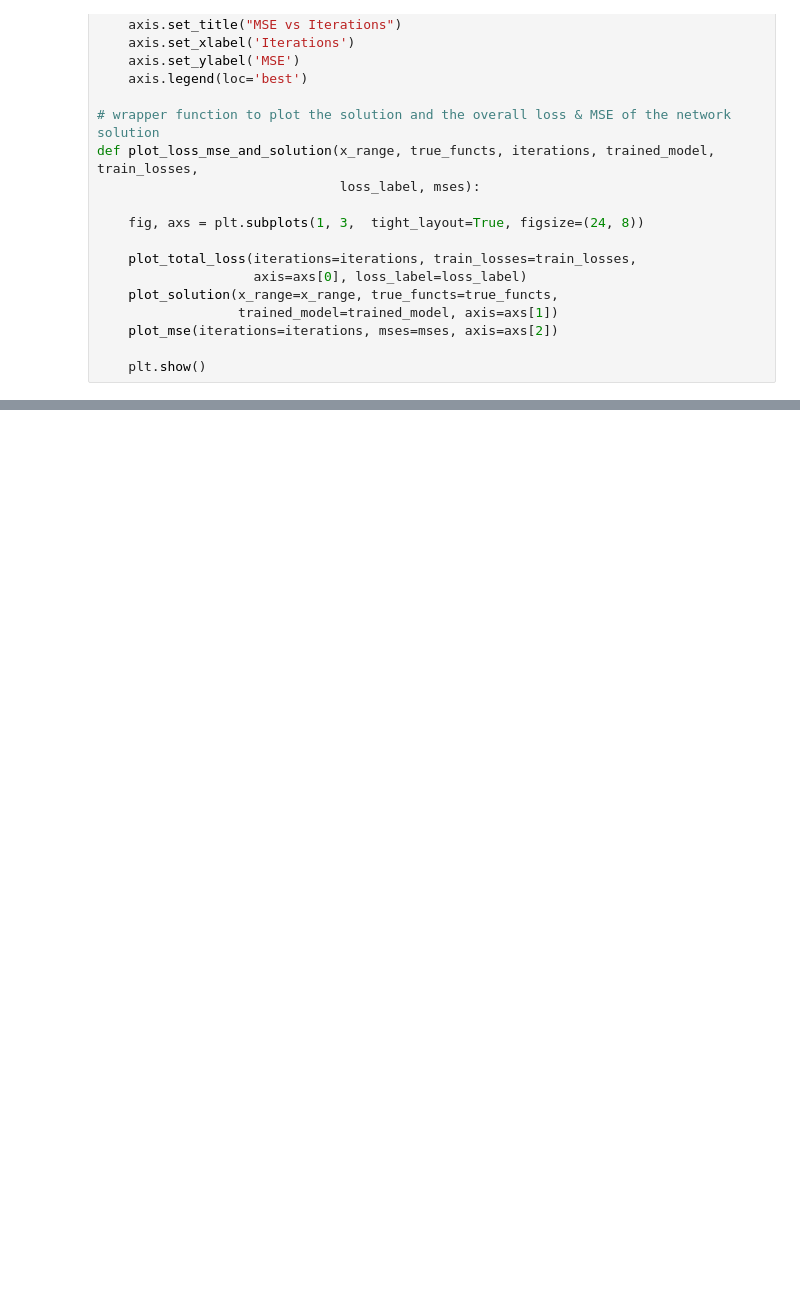
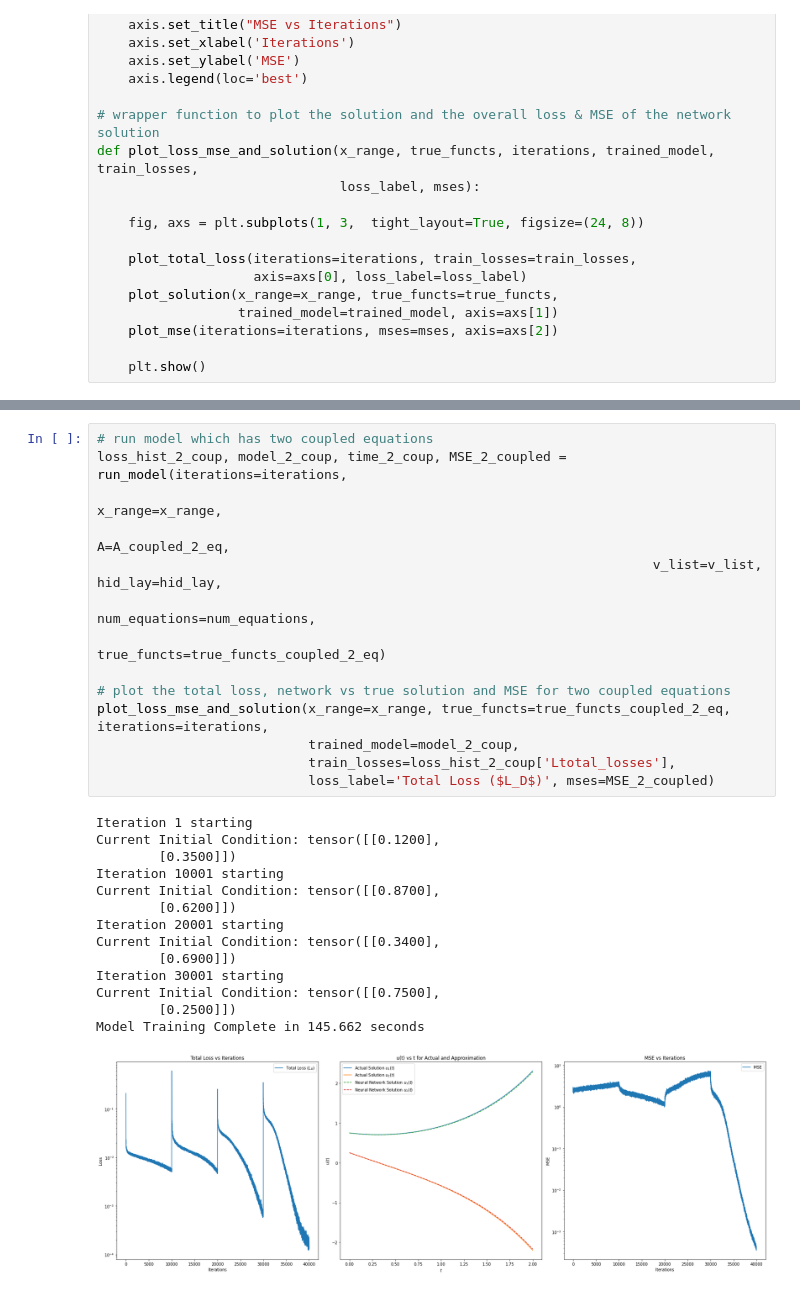
Before and after one commit to Hari-Raval/Harvard-Thesis, a Jupyter notebook: src/solve_two_linear_ode/transfer_learning_differential_equation_solve_V3-pythia-coupled.ipynb, the cells around one changed output, grey strips where cells are left out. Saved outputs shown, nothing was run; the diff lists cells and outputs as text; blank space fills up the shorter version.

```diff
--- a/src/solve_two_linear_ode/transfer_learning_differential_equation_solve_V3-pythia-coupled.ipynb
+++ b/src/solve_two_linear_ode/transfer_learning_differential_equation_solve_V3-pythia-coupled.ipynb
@@ -268 +289,30 @@ Model Training Complete in 145.545 seconds
+# %%
+# run model which has two coupled equations
+loss_hist_2_coup, model_2_coup, time_2_coup, MSE_2_coupled = run_model(iterations=iterations,
+                                                                       x_range=x_range,
+                                                                       A=A_coupled_2_eq,
+                                                                       v_list=v_list, hid_lay=hid_lay,
+                                                                       num_equations=num_equations,
+                                                                       true_functs=true_functs_coupled_2_eq)
+
+# plot the total loss, network vs true solution and MSE for two coupled equations
+plot_loss_mse_and_solution(x_range=x_range, true_functs=true_functs_coupled_2_eq, iterations=iterations,
+                           trained_model=model_2_coup,
+                           train_losses=loss_hist_2_coup['Ltotal_losses'],
+                           loss_label='Total Loss ($L_D$)', mses=MSE_2_coupled)
+# %% [output]
+Iteration 1 starting
+Current Initial Condition: tensor([[0.1200],
+        [0.3500]])
+Iteration 10001 starting
+Current Initial Condition: tensor([[0.8700],
+        [0.6200]])
+Iteration 20001 starting
+Current Initial Condition: tensor([[0.3400],
+        [0.6900]])
+Iteration 30001 starting
+Current Initial Condition: tensor([[0.7500],
+        [0.2500]])
+Model Training Complete in 145.662 seconds
+[figure, added]
 # %% [markdown]
```
Also changed, not shown: parts of 22 cells of this notebook.
